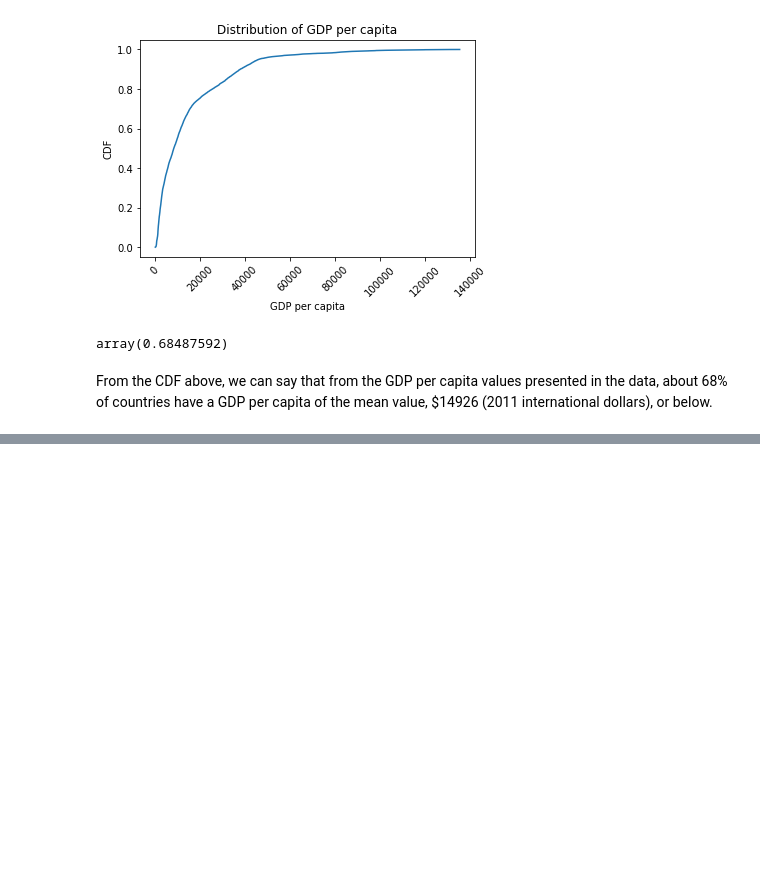
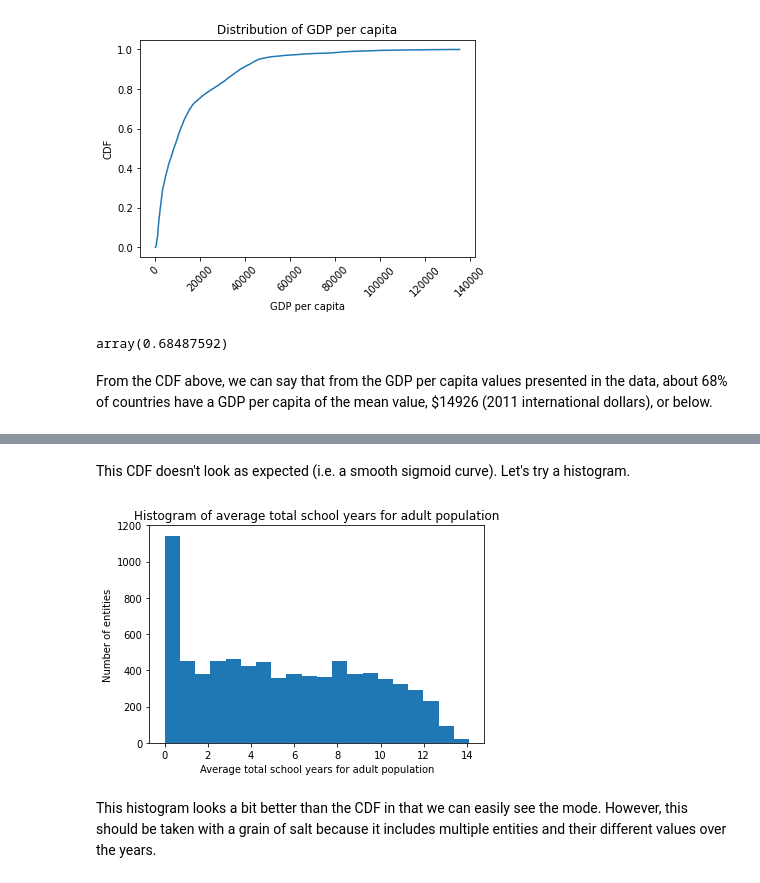
Before and after one commit to tamisha-dzifa/DS-Project-2, a Jupyter notebook: Project_2_Data_Inventory.ipynb, the cells around one changed output, grey strips where cells are left out. Drawn from its saved outputs; the diff is of its cells as text; code cells hidden in the pictures; blank space fills up the shorter version.

```diff
--- a/Project_2_Data_Inventory.ipynb
+++ b/Project_2_Data_Inventory.ipynb
@@ -238,0 +296,11 @@ From the CDF above, we can say that from the GDP per capita values presented in
+# %% [markdown]
+This CDF doesn't look as expected (i.e. a smooth sigmoid curve). Let's try a histogram.
+# %%
+plt.hist(avg_years, bins=20);
+plt.xlabel('Average total school years for adult population');
+plt.ylabel('Number of entities');
+plt.title('Histogram of average total school years for adult population');
+# %% [output]
+[figure, added]
+# %% [markdown]
+This histogram looks a bit better than the CDF in that we can easily see the mode. However, this should be taken with a grain of salt because it includes multiple entities and their different values over the years.
```
Also changed, not shown: parts of 16 cells of this notebook.
